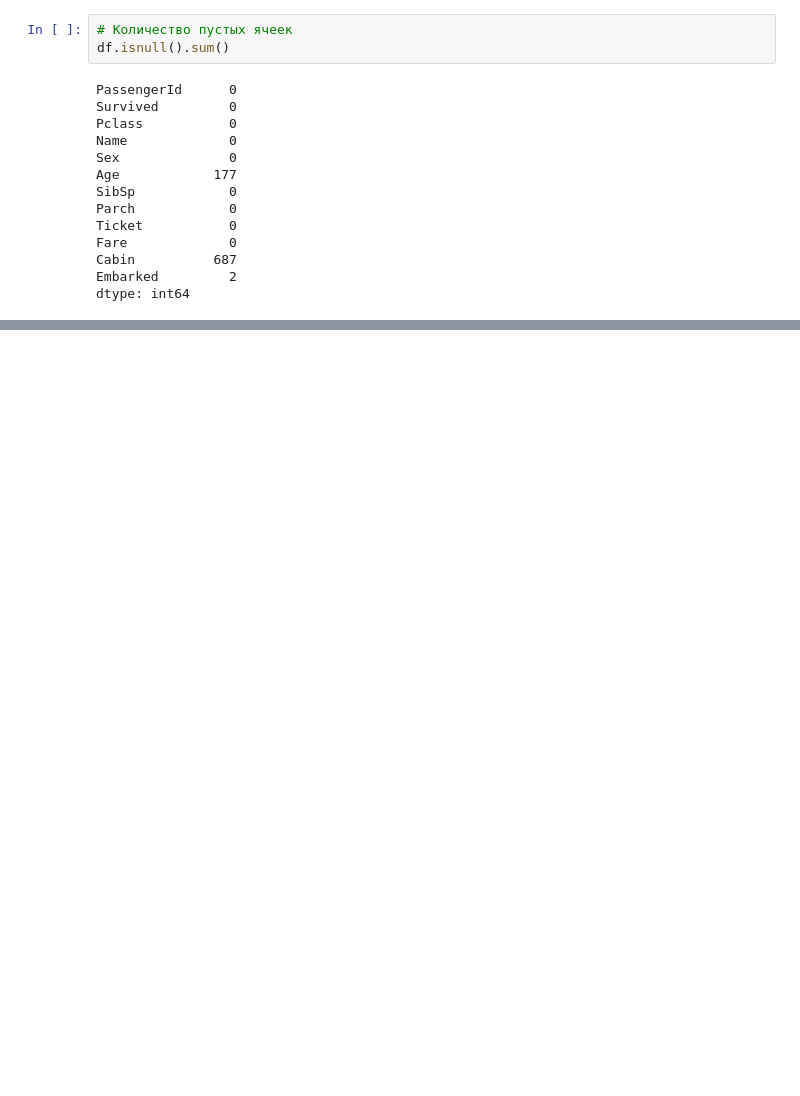
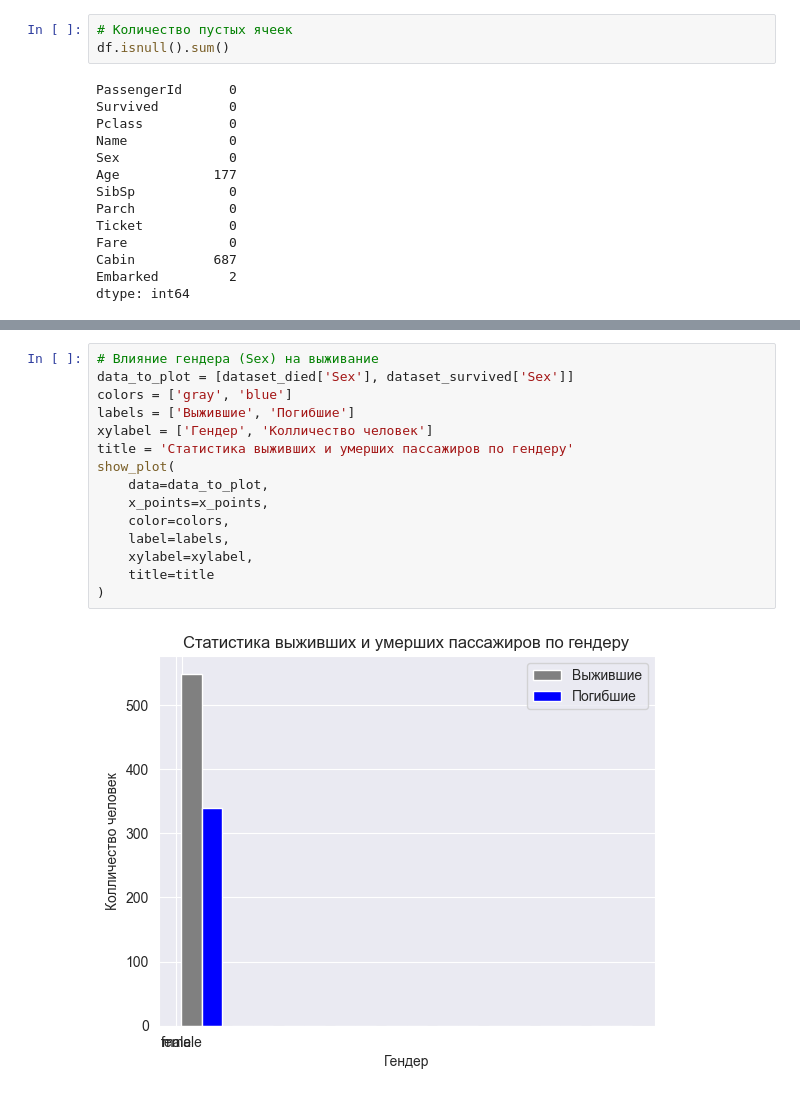
Before and after one commit to SotGE/innopolis2023, a Jupyter notebook: lesson5/lesson5.ipynb, the cells around one changed output, grey strips where cells are left out. Cells and saved outputs as stored; diff of their text form; blank space fills up the shorter version.

```diff
--- a/lesson5/lesson5.ipynb
+++ b/lesson5/lesson5.ipynb
@@ -126,0 +370,17 @@ TypeError: '>=' not supported between instances of 'float' and 'str'
+# %%
+# Влияние гендера (Sex) на выживание
+data_to_plot = [dataset_died['Sex'], dataset_survived['Sex']]
+colors = ['gray', 'blue']
+labels = ['Выжившие', 'Погибшие']
+xylabel = ['Гендер', 'Колличество человек']
+title = 'Статистика выживших и умерших пассажиров по гендеру'
+show_plot(
+    data=data_to_plot,
+    x_points=x_points,
+    color=colors,
+    label=labels,
+    xylabel=xylabel,
+    title=title
+)
+# %% [output]
+[figure, added]
```
Also changed, not shown: parts of 37 cells of this notebook, 2 other files.
